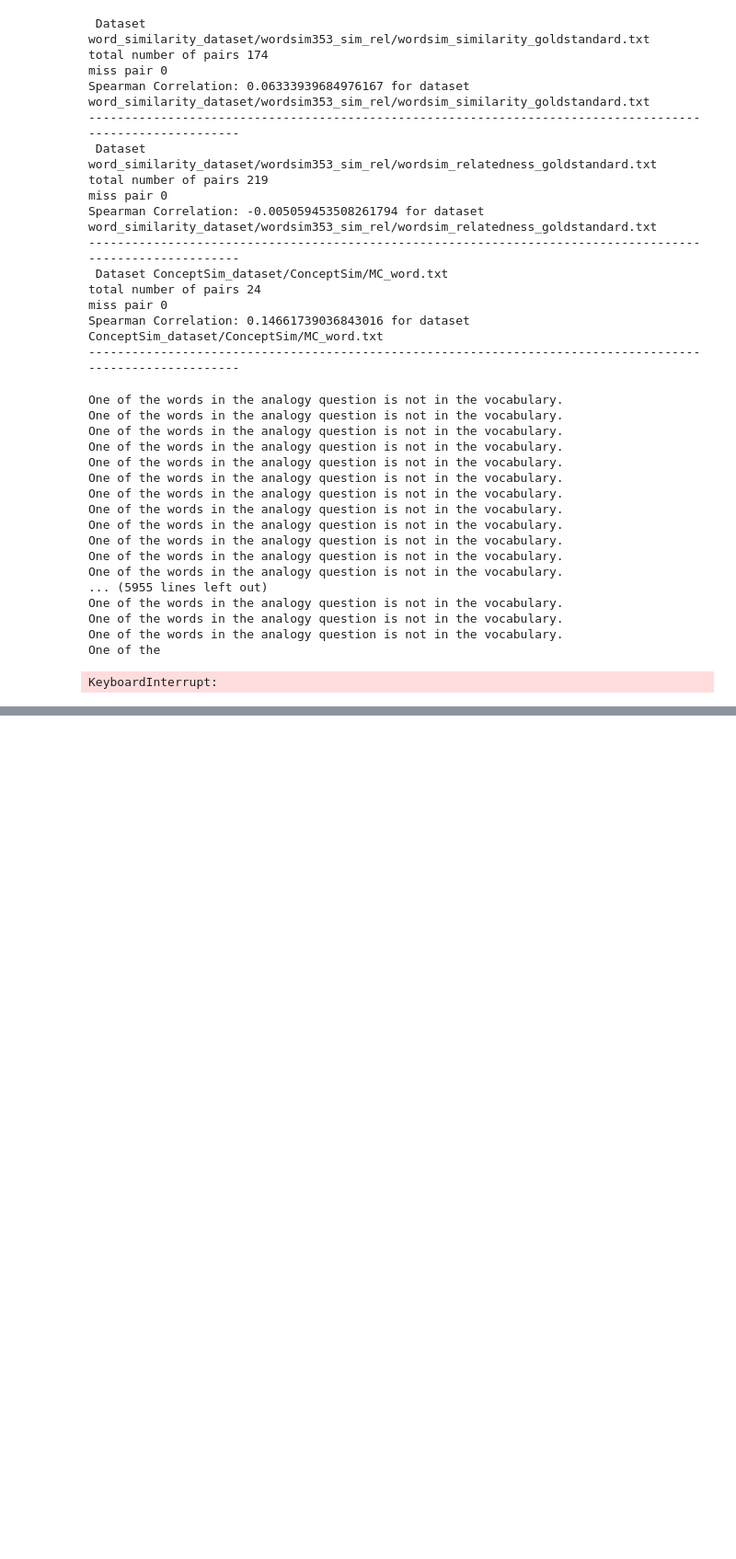
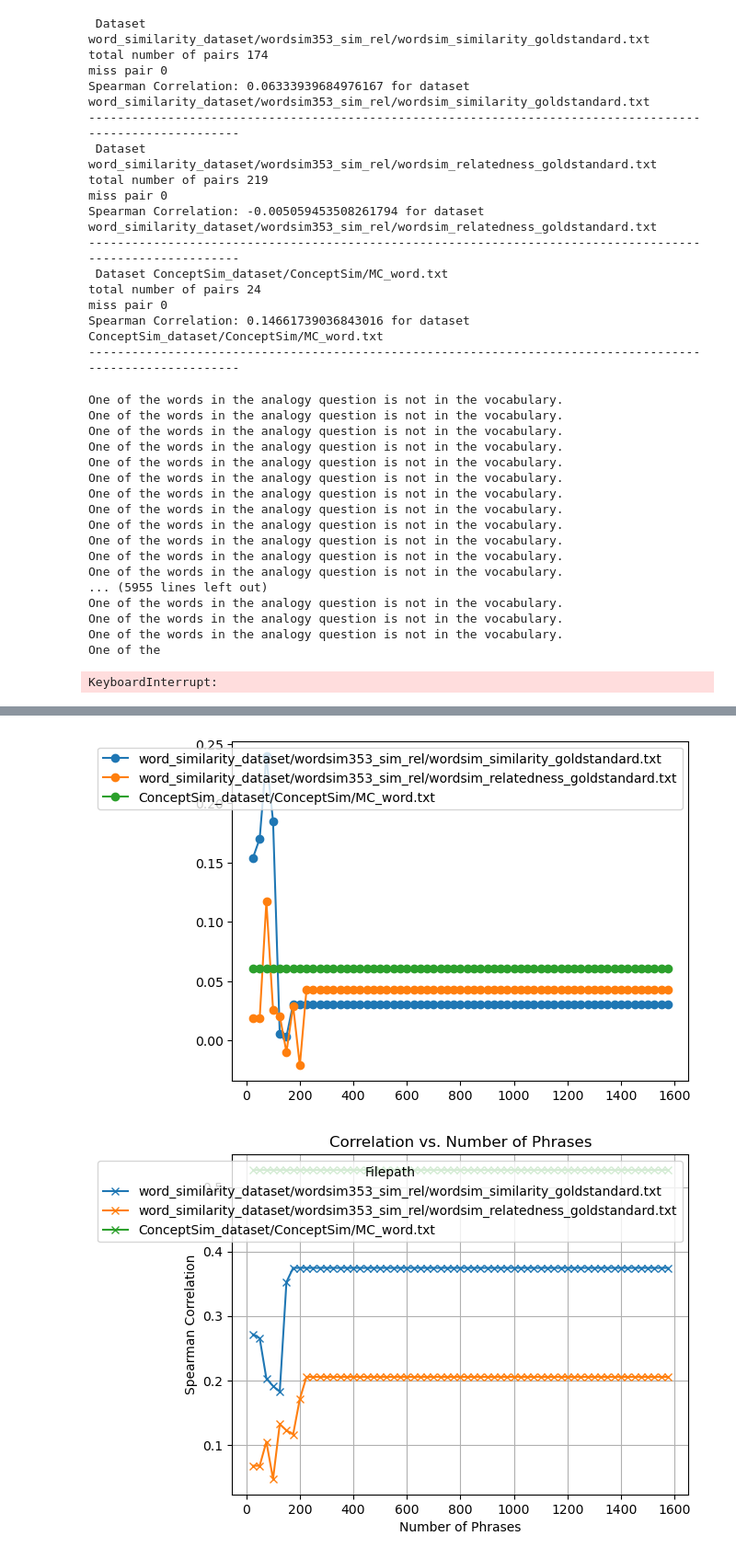
Before and after one commit to terrencetao/PhD, a Jupyter notebook: Linguistic_GNN/4_link_predict.ipynb, the cells around one changed output, grey strips where cells are left out. Shown at 92% size. Saved outputs shown, nothing was run; the diff lists cells and outputs as text; code cells hidden in the pictures; blank space fills up the shorter version.

```diff
--- a/Linguistic_GNN/4_link_predict.ipynb
+++ b/Linguistic_GNN/4_link_predict.ipynb
@@ -1268,0 +1362,59 @@ KeyboardInterrupt:
+# %%
+import pandas as pd
+import matplotlib.pyplot as plt
+import numpy as np
+
+# Assuming df1 and df2 are your DataFrames
+df1 = pd.read_csv('resultatsgnn')
+df2 = pd.read_csv('resultatsw2v')
+# Define the range of phrase counts
+phrase_counts = list(range(25, 1600, 25))
+
+# Create an empty DataFrame to store the correlations
+correlation_df1 = pd.DataFrame(index=phrase_counts)
+correlation_df2 = pd.DataFrame(index=phrase_counts)
+
+# Iterate over unique filepaths in the first DataFrame
+for filepath in df1['filepath'].unique():
+    # Filter DataFrame for the current filepath
+    subset_df = df1[df1['filepath'] == filepath]
+
+    # Extract correlation data
+    correlations = subset_df['correlation spearman']
+
+    # Interpolate correlations to align with the range of phrase counts
+    interpolated_correlations = np.interp(phrase_counts, subset_df['nb-word'], correlations)
+
+    # Store interpolated correlations in the correlation DataFrame
+    correlation_df1[filepath] = interpolated_correlations
+
+# Iterate over unique filepaths in the second DataFrame
+for filepath in df2['filepath'].unique():
+    # Filter DataFrame for the current filepath
+    subset_df = df2[df2['filepath'] == filepath]
+
+    # Extract correlation data
+    correlations = subset_df['correlation spearman']
+
+    # Interpolate correlations to align with the range of phrase counts
+    interpolated_correlations = np.interp(phrase_counts, subset_df['nb-word'], correlations)
+
+    # Store interpolated correlations in the correlation DataFrame
+    correlation_df2[filepath] = interpolated_correlations
+
+# Plot correlations from the first DataFrame
+correlation_df1.plot(marker='o')
+
+# Plot correlations from the second DataFrame
+correlation_df2.plot(marker='x')
+
+# Add labels and legend
+plt.xlabel('Number of Phrases')
+plt.ylabel('Spearman Correlation')
+plt.title('Correlation vs. Number of Phrases')
+plt.legend(title='Filepath', loc='upper right')
+plt.grid(True)
+plt.show()
+# %% [output]
+[figure, added]
+[figure, added]
```
Also changed, not shown: parts of 10 cells of this notebook, 16 other files.
